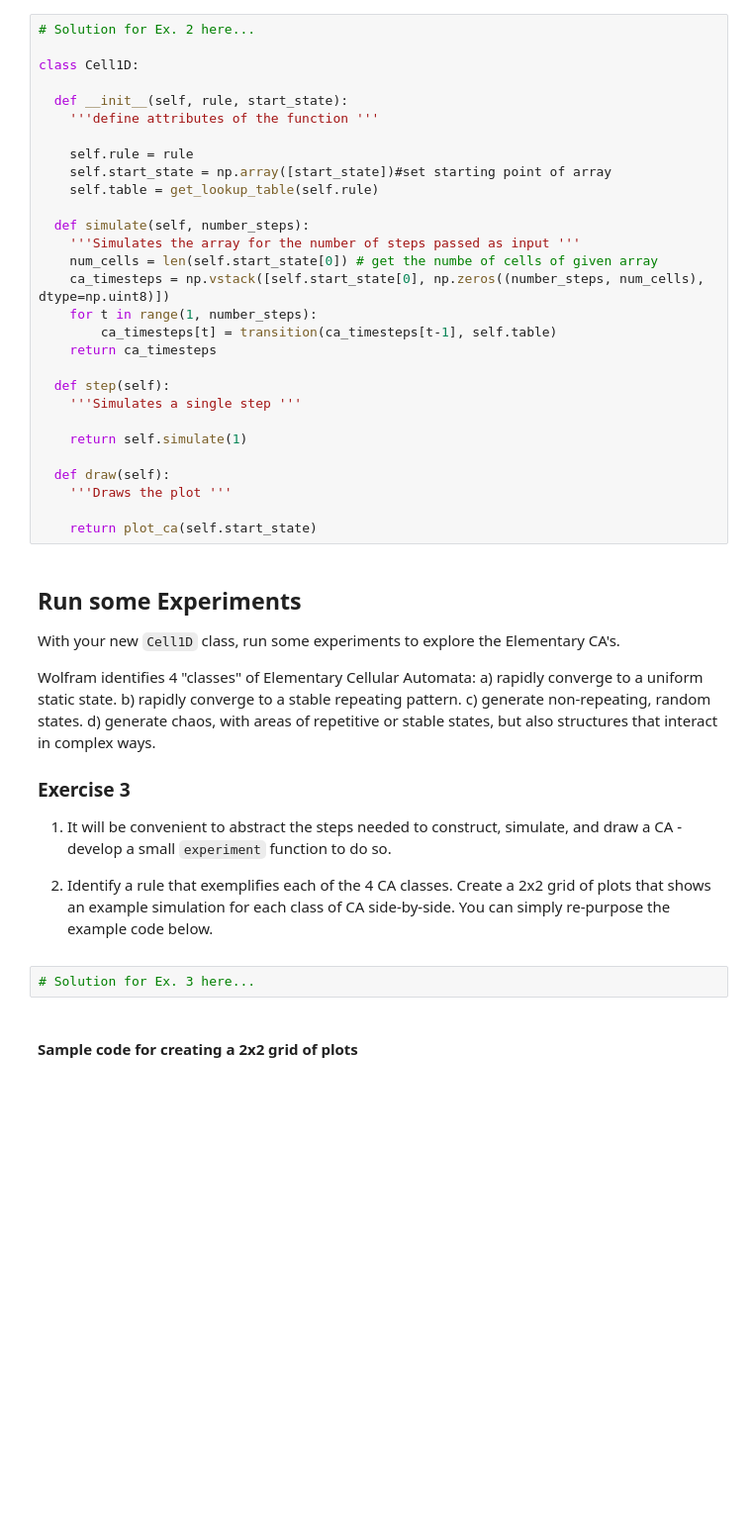
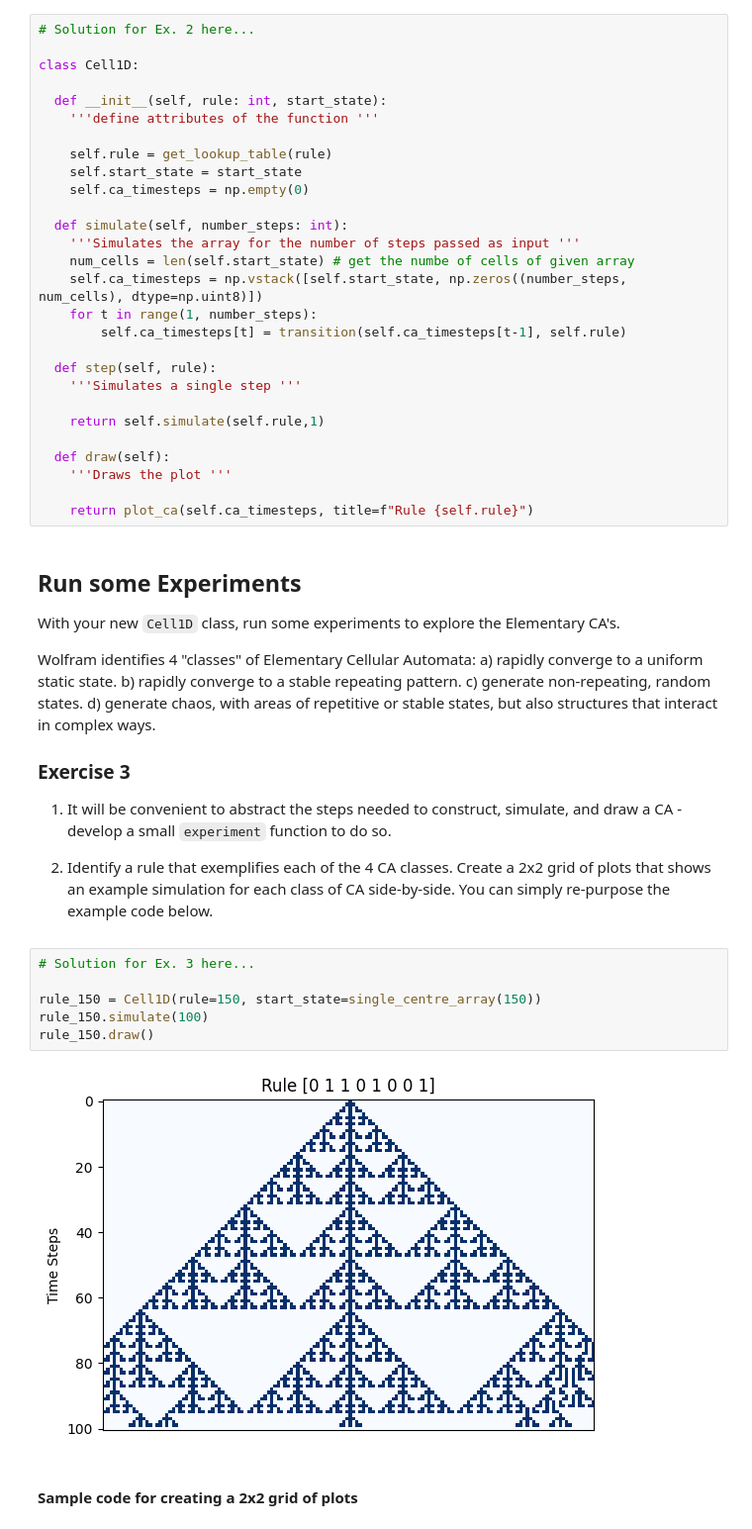
Before and after one commit to santiagosanchez15/cap-comp215, a Jupyter notebook: labs/lab05-CA-1D.ipynb, the cells around one changed output. Shown at 99% size. Cells and saved outputs as stored; diff of their text form; blank space fills up the shorter version.

```diff
--- a/labs/lab05-CA-1D.ipynb
+++ b/labs/lab05-CA-1D.ipynb
@@ -167,30 +168,29 @@ simulate method:
 
 class Cell1D:
 
-  def __init__(self, rule, start_state):
+  def __init__(self, rule: int, start_state):
     '''define attributes of the function '''
 
-    self.rule = rule
-    self.start_state = np.array([start_state])#set starting point of array
-    self.table = get_lookup_table(self.rule)
+    self.rule = get_lookup_table(rule)
+    self.start_state = start_state
+    self.ca_timesteps = np.empty(0)
 
-  def simulate(self, number_steps):
+  def simulate(self, number_steps: int):
     '''Simulates the array for the number of steps passed as input '''
-    num_cells = len(self.start_state[0]) # get the numbe of cells of given array
-    ca_timesteps = np.vstack([self.start_state[0], np.zeros((number_steps, num_cells), dtype=np.uint8)])
+    num_cells = len(self.start_state) # get the numbe of cells of given array
+    self.ca_timesteps = np.vstack([self.start_state, np.zeros((number_steps, num_cells), dtype=np.uint8)])
     for t in range(1, number_steps):
-        ca_timesteps[t] = transition(ca_timesteps[t-1], self.table)
-    return ca_timesteps
+        self.ca_timesteps[t] = transition(self.ca_timesteps[t-1], self.rule)
 
-  def step(self):
+  def step(self, rule):
     '''Simulates a single step '''
 
-    return self.simulate(1)
+    return self.simulate(self.rule,1)
 
   def draw(self):
     '''Draws the plot '''
 
-    return plot_ca(self.start_state)
+    return plot_ca(self.ca_timesteps, title=f"Rule {self.rule}")
 # %% [markdown]
 ## Run some Experiments
 With your new `Cell1D` class, run some experiments to explore the Elementary CA's.
@@ -210,6 +210,12 @@ Wolfram identifies 4 "classes" of Elementary Cellular Automata:
    You can simply re-purpose the example code below.
 # %%
 # Solution for Ex. 3 here...
+
+rule_150 = Cell1D(rule=150, start_state=single_centre_array(150))
+rule_150.simulate(100)
+rule_150.draw()
+# %% [output]
+[figure, added]
 # %% [markdown]
 #### Sample code for creating a 2x2 grid of plots
 # %%
```
Also changed, not shown: parts of 1 cell of this notebook.
